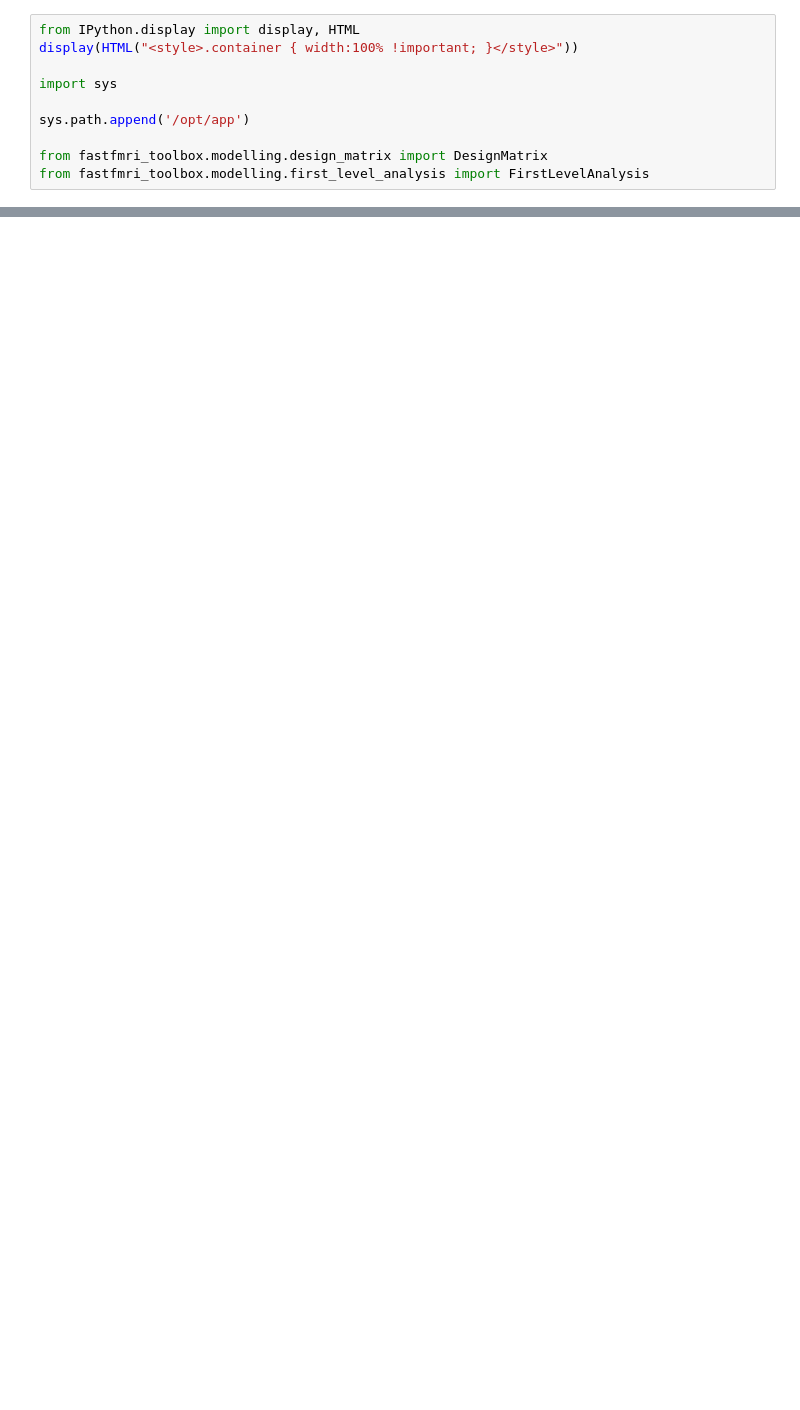
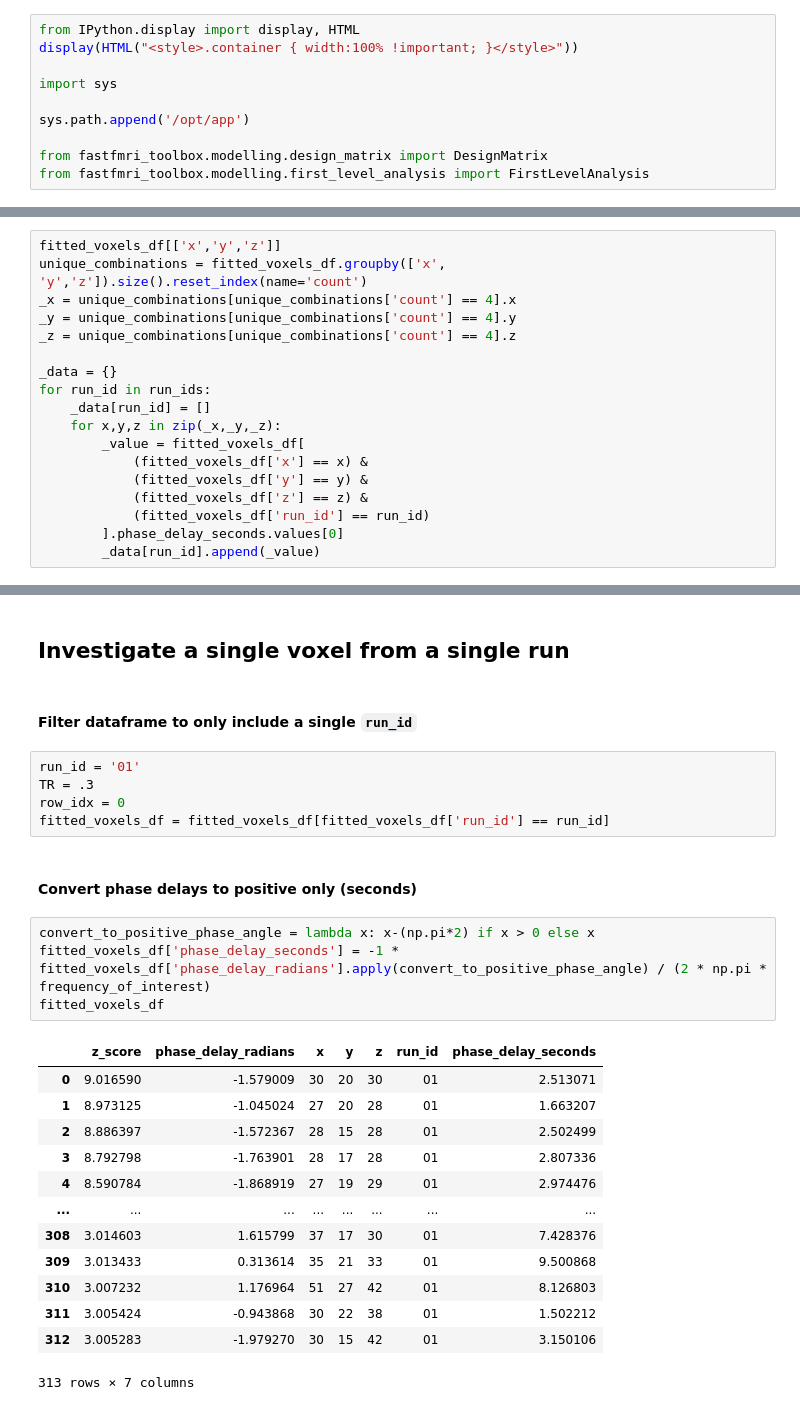
Before and after one commit to gnngo4/fastfmri_toolbox, a Jupyter notebook: notebooks/[Example] Frequency-based GLM.ipynb, the cells around one changed output, grey strips where cells are left out. Saved outputs shown, nothing was run; the diff lists cells and outputs as text; blank space fills up the shorter version.

```diff
--- a/notebooks/[Example] Frequency-based GLM.ipynb
+++ b/notebooks/[Example] Frequency-based GLM.ipynb
@@ -152,0 +125,18 @@ ax.text(
+# %%
+fitted_voxels_df[['x','y','z']]
+unique_combinations = fitted_voxels_df.groupby(['x', 'y','z']).size().reset_index(name='count')
+_x = unique_combinations[unique_combinations['count'] == 4].x
+_y = unique_combinations[unique_combinations['count'] == 4].y
+_z = unique_combinations[unique_combinations['count'] == 4].z
+
+_data = {}
+for run_id in run_ids:
+    _data[run_id] = []
+    for x,y,z in zip(_x,_y,_z):
+        _value = fitted_voxels_df[
+            (fitted_voxels_df['x'] == x) &
+            (fitted_voxels_df['y'] == y) &
+            (fitted_voxels_df['z'] == z) &
+            (fitted_voxels_df['run_id'] == run_id)
+        ].phase_delay_seconds.values[0]
+        _data[run_id].append(_value)
@@ -152,0 +171,29 @@ ax.text(
+# %% [markdown]
+## Investigate a single voxel from a single run
+# %% [markdown]
+#### Filter dataframe to only include a single `run_id`
+# %%
+run_id = '01'
+TR = .3
+row_idx = 0
+fitted_voxels_df = fitted_voxels_df[fitted_voxels_df['run_id'] == run_id]
+# %% [markdown]
+#### Convert phase delays to positive only (seconds)
+# %%
+convert_to_positive_phase_angle = lambda x: x-(np.pi*2) if x > 0 else x
+fitted_voxels_df['phase_delay_seconds'] = -1 * fitted_voxels_df['phase_delay_radians'].apply(convert_to_positive_phase_angle) / (2 * np.pi * frequency_of_interest)
+fitted_voxels_df
+# %% [output]
+|  | z_score | phase_delay_radians | x | y | z | run_id | phase_delay_seconds |
+| 0 | 9.016590 | -1.579009 | 30 | 20 | 30 | 01 | 2.513071 |
+| 1 | 8.973125 | -1.045024 | 27 | 20 | 28 | 01 | 1.663207 |
+| 2 | 8.886397 | -1.572367 | 28 | 15 | 28 | 01 | 2.502499 |
+| 3 | 8.792798 | -1.763901 | 28 | 17 | 28 | 01 | 2.807336 |
+| 4 | 8.590784 | -1.868919 | 27 | 19 | 29 | 01 | 2.974476 |
+| ... | ... | ... | ... | ... | ... | ... | ... |
+| 308 | 3.014603 | 1.615799 | 37 | 17 | 30 | 01 | 7.428376 |
+| 309 | 3.013433 | 0.313614 | 35 | 21 | 33 | 01 | 9.500868 |
+| 310 | 3.007232 | 1.176964 | 51 | 27 | 42 | 01 | 8.126803 |
+| 311 | 3.005424 | -0.943868 | 30 | 22 | 38 | 01 | 1.502212 |
+| 312 | 3.005283 | -1.979270 | 30 | 15 | 42 | 01 | 3.150106 |
+313 rows × 7 columns
```
Also changed, not shown: parts of 19 cells of this notebook, 1 other file.
